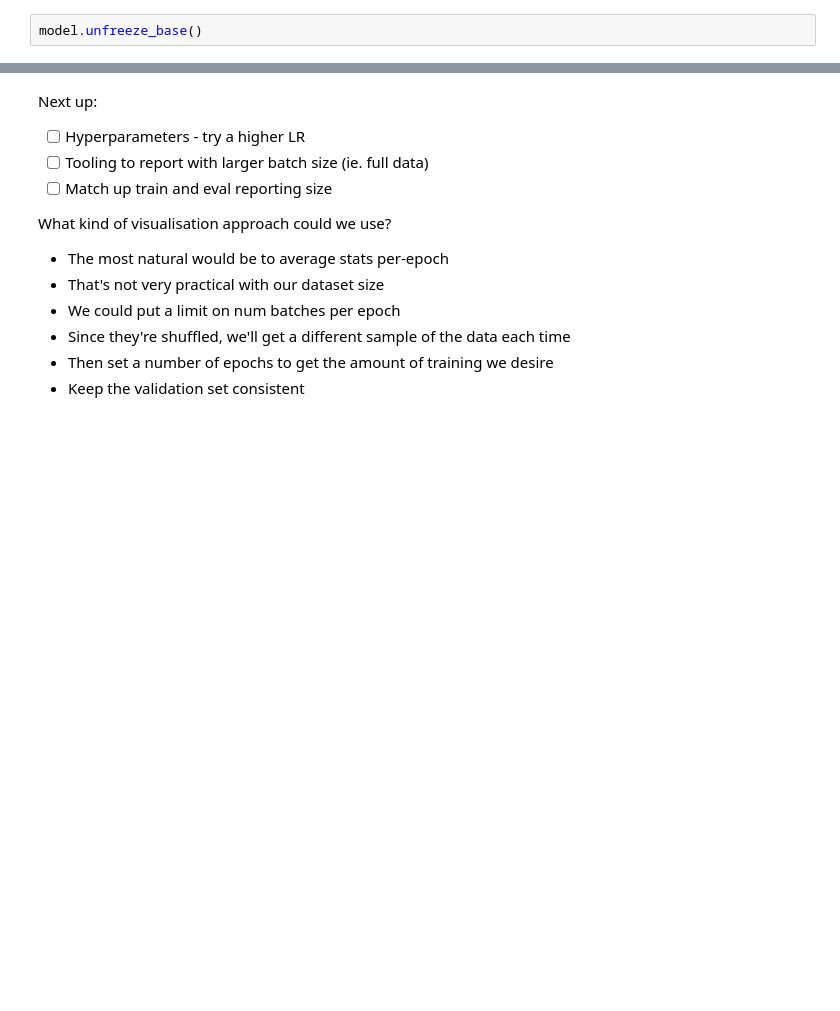
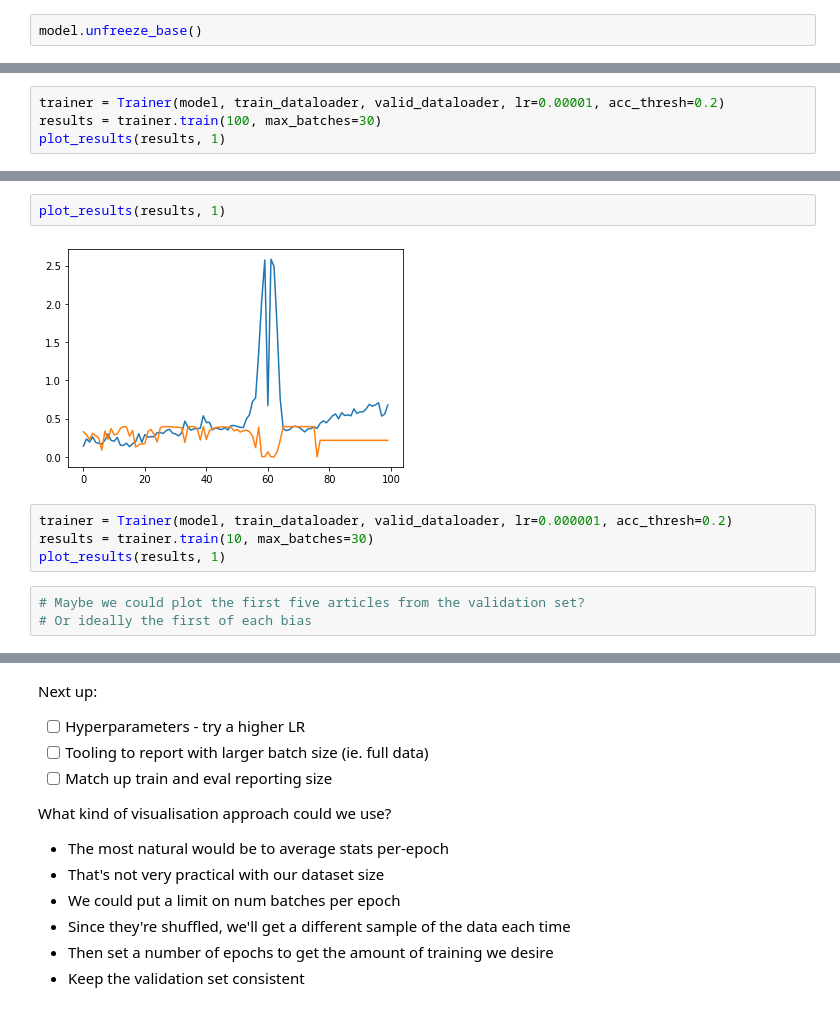
Before and after one commit to RohanM/news-bias, a Jupyter notebook: finetune.ipynb, the cells around one changed output, grey strips where cells are left out. Cells and saved outputs as stored; diff of their text form; blank space fills up the shorter version.

```diff
--- a/finetune.ipynb
+++ b/finetune.ipynb
@@ -272,0 +284,4 @@ plot_results(results)
+# %%
+trainer = Trainer(model, train_dataloader, valid_dataloader, lr=0.00001, acc_thresh=0.2)
+results = trainer.train(100, max_batches=30)
+plot_results(results, 1)
@@ -273,3 +298,14 @@ plot_results(results)
+# %%
+plot_results(results, 1)
+# %% [output]
+[figure, added]
+# %%
+trainer = Trainer(model, train_dataloader, valid_dataloader, lr=0.000001, acc_thresh=0.2)
+results = trainer.train(10, max_batches=30)
+plot_results(results, 1)
+# %%
+# Maybe we could plot the first five articles from the validation set?
+# Or ideally the first of each bias
 # %%
 batch = next(iter(valid_dataloader)).to('cuda')
 model(**batch)
```
Also changed, not shown: parts of 7 cells of this notebook.
